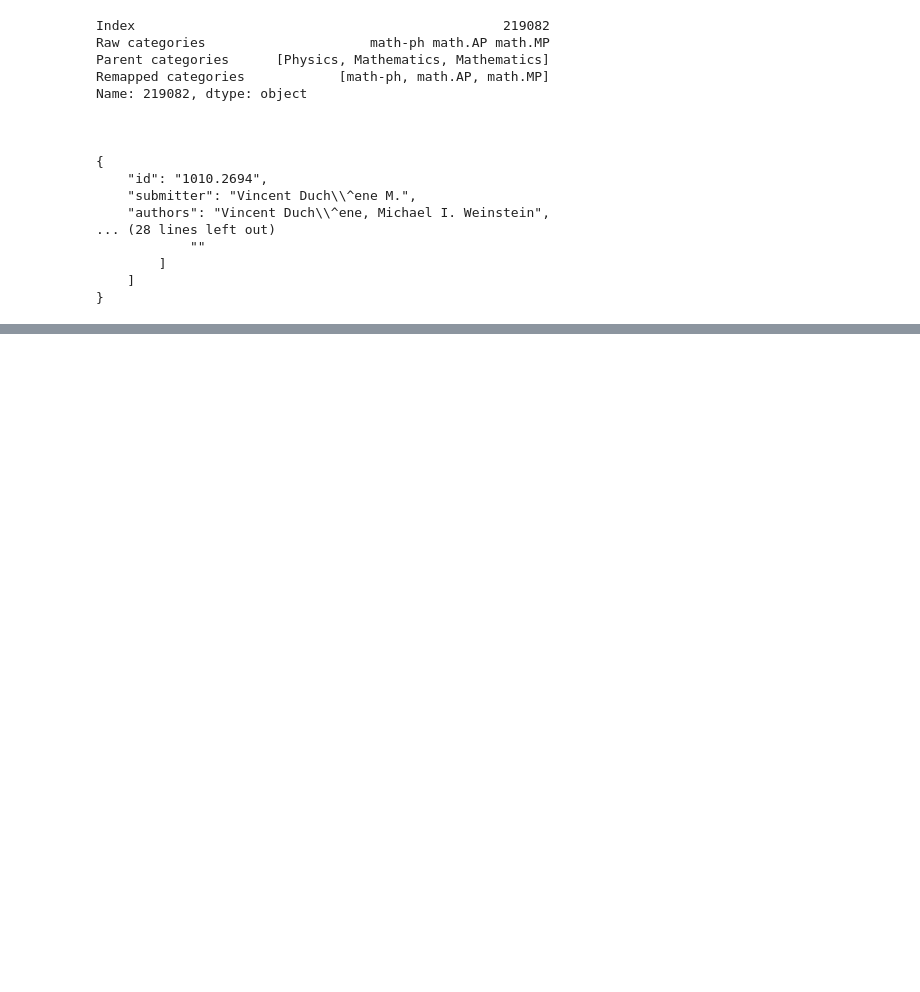
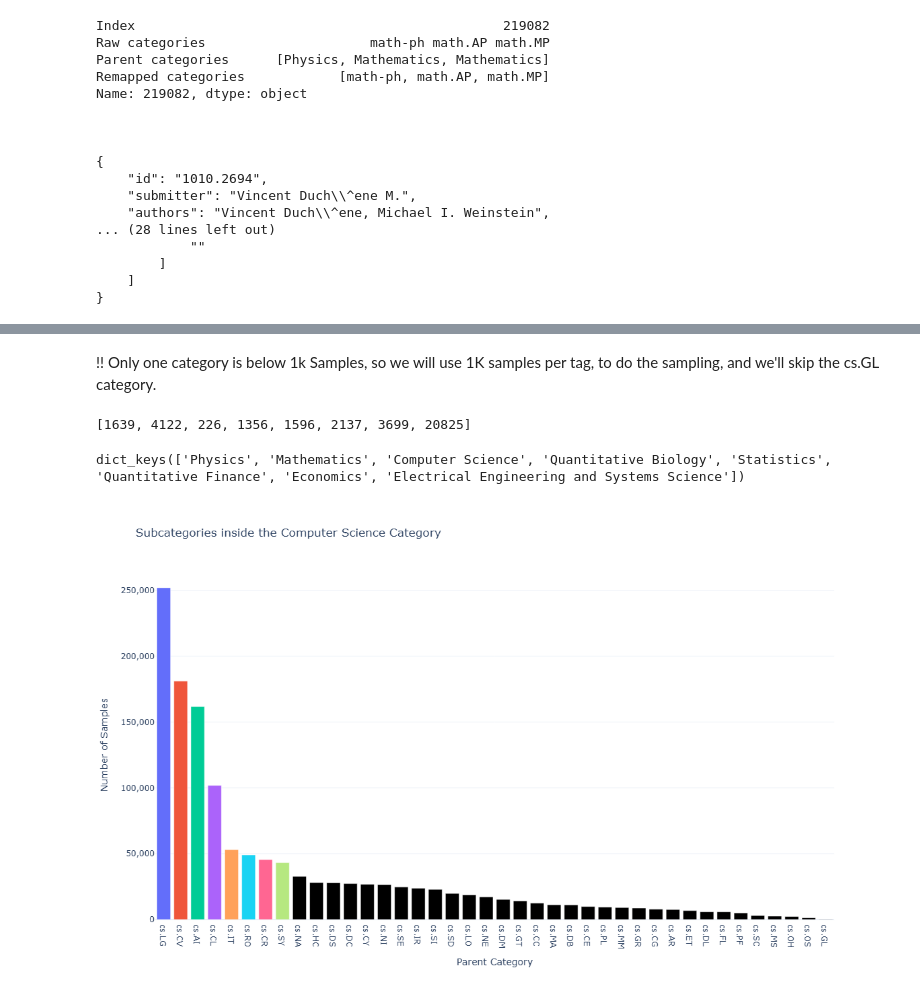
Before and after one commit to ShtiliyanUzunov/proj_irisai_interview, a Jupyter notebook: data_selection.ipynb, the cells around one changed output, grey strips where cells are left out. Saved outputs shown, nothing was run; the diff lists cells and outputs as text; code cells hidden in the pictures; blank space fills up the shorter version.

```diff
--- a/data_selection.ipynb
+++ b/data_selection.ipynb
@@ -180,0 +240,31 @@ Name: 219082, dtype: object
+# %%
+TARGET_SUB_CLASSES = {}
+
+for cat_name in categories_hierarchy.keys():
+    if cat_name == "Other/Legacy":
+        continue
+    nested_tags = extract_nested_tags(categories_hierarchy[cat_name])
+    TARGET_SUB_CLASSES[cat_name] = nested_tags
+
+json.dump(TARGET_SUB_CLASSES, open("resources/target_sub_classes.json", "w"))
+# %%
+def filter_by_sub_category(df: pd.DataFrame, c_filter: str) -> pd.DataFrame:
+    return df[df["Raw categories"].apply(lambda raw_categories: c_filter in raw_categories.split())].reset_index(drop=True)
+# %%
+def create_dfs_for_sub_category(df, parent_cat):
+    result = {}
+    sub_classes = TARGET_SUB_CLASSES[parent_cat]
+    min_count = 1_000_000
+
+    for sub_class in tqdm(sub_classes):
+        result[sub_class] = filter_by_sub_category(df, sub_class)
+        min_count = min(min_count, len(result[sub_class]))
+    return result, min_count
+# %%
+sub_class_dataframes = {}
+smallest_subcats = []
+
+for parent_cat_name in TARGET_SUB_CLASSES.keys():
+    df_created, smallest_subcat_size= create_dfs_for_sub_category(df, parent_cat_name)
+    sub_class_dataframes[parent_cat_name] = df_created
+    smallest_subcats.append(smallest_subcat_size)
@@ -180,0 +295,14 @@ Name: 219082, dtype: object
+# %% [markdown]
+!! Only one category is below 1k Samples, so we will use 1K samples per tag, to do the sampling, and we'll skip the cs.GL category.
+# %%
+smallest_subcats
+# %% [output]
+[1639, 4122, 226, 1356, 1596, 2137, 3699, 20825]
+# %%
+sub_class_dataframes.keys()
+# %% [output]
+dict_keys(['Physics', 'Mathematics', 'Computer Science', 'Quantitative Biology', 'Statistics', 'Quantitative Finance', 'Economics', 'Electrical Engineering and Systems Science'])
+# %%
+plot_parent_distribution(sub_class_dataframes['Computer Science'], 'Computer Science')
+# %% [output]
+[figure, added]
```
Also changed, not shown: parts of 19 cells of this notebook, 1 other file.
